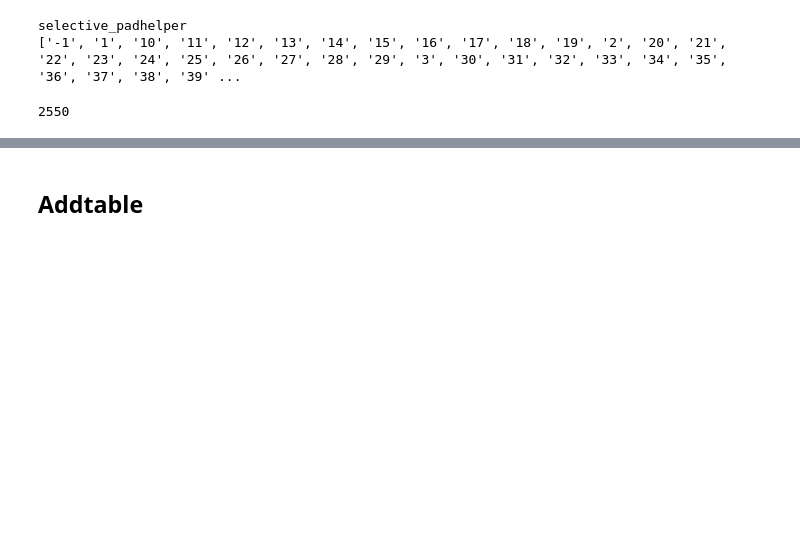
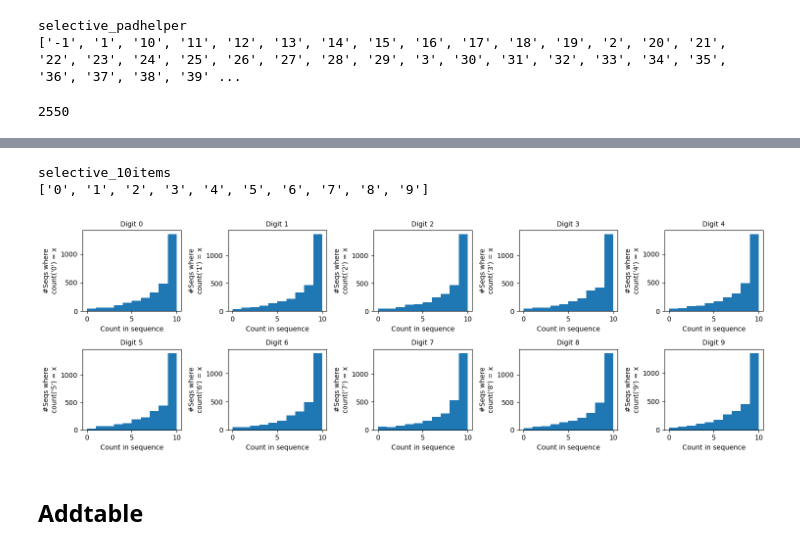
Before and after one commit to zdxdsw/inductive_counting_with_LMs, a Jupyter notebook: notebooks/counting.ipynb, the cells around one changed output, grey strips where cells are left out. Cells and saved outputs as stored; diff of their text form; code cells hidden in the pictures; blank space fills up the shorter version.

```diff
--- a/notebooks/counting.ipynb
+++ b/notebooks/counting.ipynb
@@ -953,0 +1030,47 @@ with open(f"../data/rasp_primitives/counting_{task}/ood_test.txt", "w") as f:
+# %%
+print(task)
+# Verify vocab
+print(sorted(list(set([w for x in train_data for w in x[0]] + [w for x in train_data for w in x[1]]))))
+# %% [output]
+selective_10items
+['0', '1', '2', '3', '4', '5', '6', '7', '8', '9']
+# %%
+with open(f"../data/rasp_primitives/counting_{task}/train.txt", "w") as f:
+    for x in train_data:
+        f.write(json.dumps(x) + "\n")
+with open(f"../data/rasp_primitives/counting_{task}/val.txt", "w") as f:
+    for x in val_data:
+        f.write(json.dumps(x) + "\n")
+# %%
+min_count_drop_prop = [0.99, 0.5, 0.2, 0, 0, 0, 0, 0, 0, 0]
+ood_data = []
+Zt = defaultdict(list)
+for cyc in trange(num_ood_test//len(list(count_range_ood))):
+    for seq_len in count_range_ood:
+        while True:
+            boundaries = [0] + sorted(random.sample(range(1, 100-seq_len+10), 9)) + [100-seq_len+10]
+            seq = []
+            max_count = max([boundaries[i+1] - boundaries[i] - 1 for i in range(10)])
+            if max_count > 10: continue
+            min_count = min([boundaries[i+1] - boundaries[i] - 1 for i in range(10)])
+            if random.random() < min_count_drop_prop[min_count]: continue
+            for d, i in zip("0123456789", range(10)):
+                seq.extend([d] * (10 - (boundaries[i+1] - boundaries[i] - 1)))
+            random.shuffle(seq)
+            ood_data.append([seq, [str(Counter(seq[:i])[seq[i]]) for i in range(len(seq))]])
+            c = Counter(seq)
+            for d in "0123456789":
+                Zt[d].append(c[d])
+            break
+# %%
+fig = plt.figure(figsize=(15, 5))
+for i in range(10):
+    ax = fig.add_subplot(2, 5, i+1)
+    ax.hist(Zt[str(i)], bins=10)
+    ax.set_title(f"Digit {i}", fontsize=10)
+    ax.set_xlabel("Count in sequence")
+    ax.set_ylabel(f"#Seqs where\ncount('{i}') = x")
+fig.tight_layout()
+plt.show()
+# %% [output]
+[figure, added]
```
Also changed, not shown: parts of 7 cells of this notebook, 6 other files.
